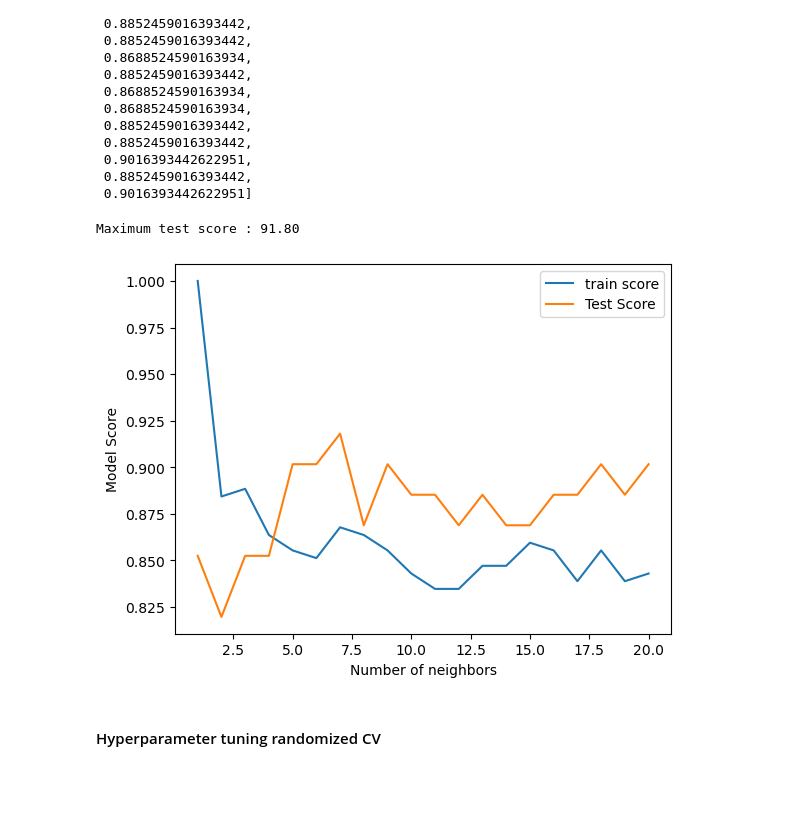
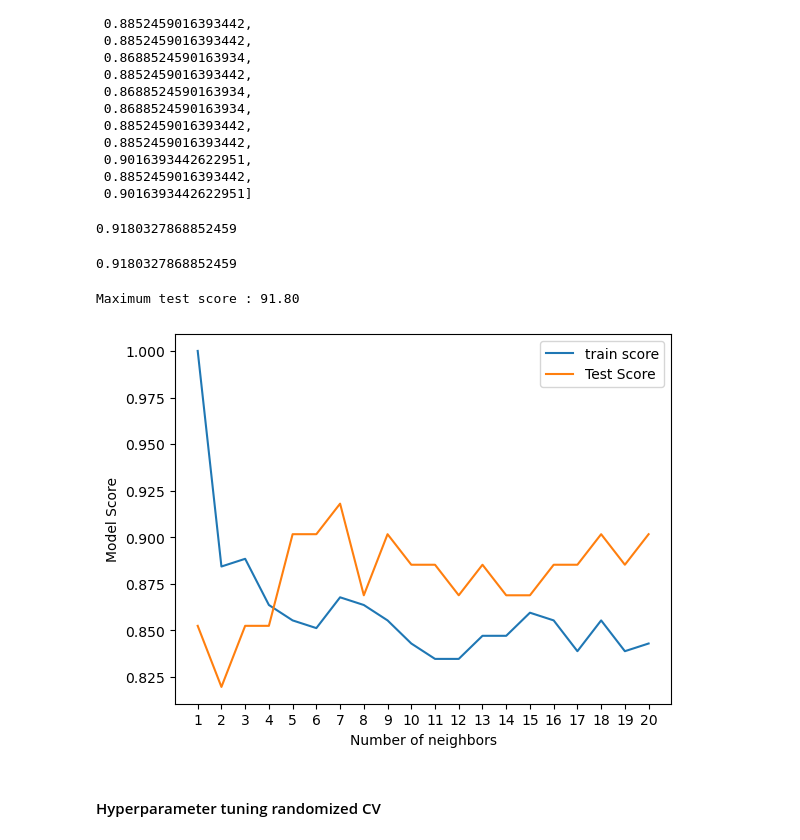
Before and after one commit to cyblogerz/Heart-disease-prediction, a Jupyter notebook: prediction.ipynb, the cells around one changed output. Cells and saved outputs as stored; diff of their text form; code cells hidden in the pictures; blank space fills up the shorter version.

```diff
--- a/prediction.ipynb
+++ b/prediction.ipynb
@@ -431,17 +435,28 @@ test_scores
  0.9016393442622951,
  0.8852459016393442,
  0.9016393442622951]
+# %%
+max(test_scores)
+# %% [output]
+0.9180327868852459
+# %%
+knn_model = KNeighborsClassifier(n_neighbors = 7)
+knn_model.fit(X_train,y_train)
+knn_model.score(X_test,y_test)
+# %% [output]
+0.9180327868852459
 # %%
 plt.plot(neighbors,train_scores,label ="train score")
 plt.plot(neighbors,test_scores,label="Test Score")
 plt.xlabel("Number of neighbors")
 plt.ylabel("Model Score")
+plt.xticks(np.arange(min(neighbors), max(neighbors)+1, 1.0))
 plt.legend()
 
 print(f"Maximum test score : {max(test_scores)*100:.2f}")
 # %% [output]
 Maximum test score : 91.80
-[figure, old version]
+[figure, new version]
 # %% [markdown]
 #### Hyperparameter tuning randomized CV
 # %%
```
Also changed, not shown: parts of 32 cells of this notebook.
